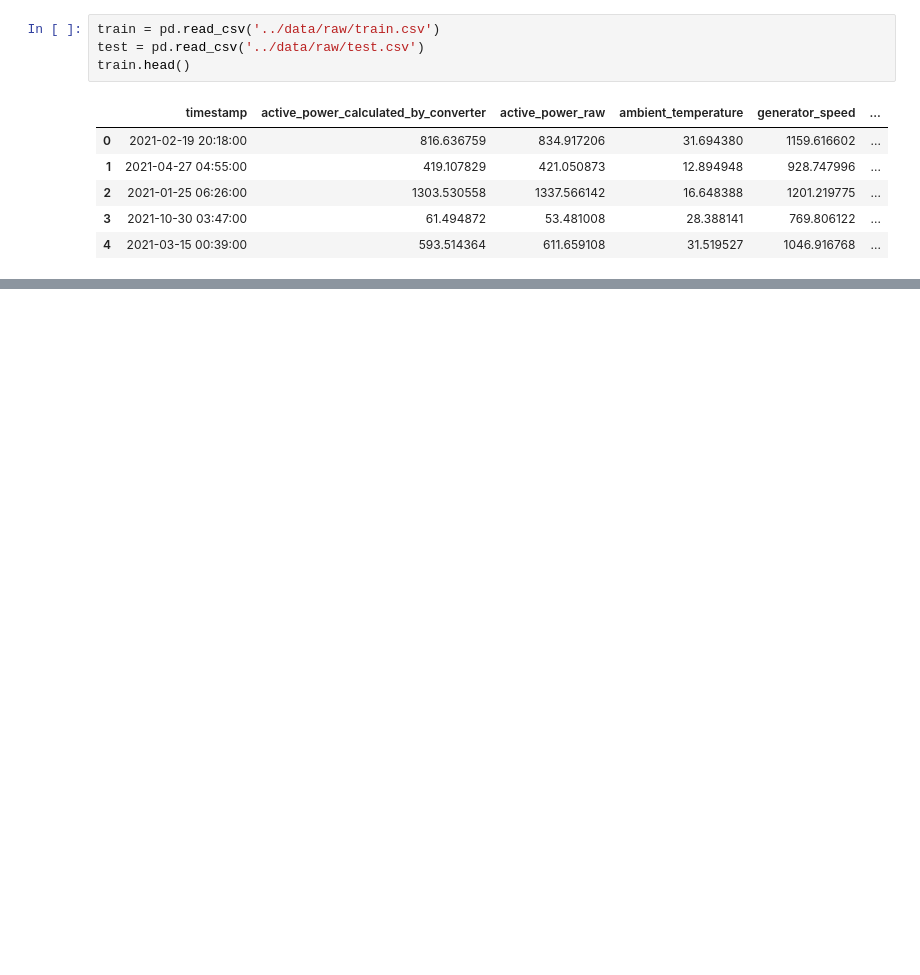
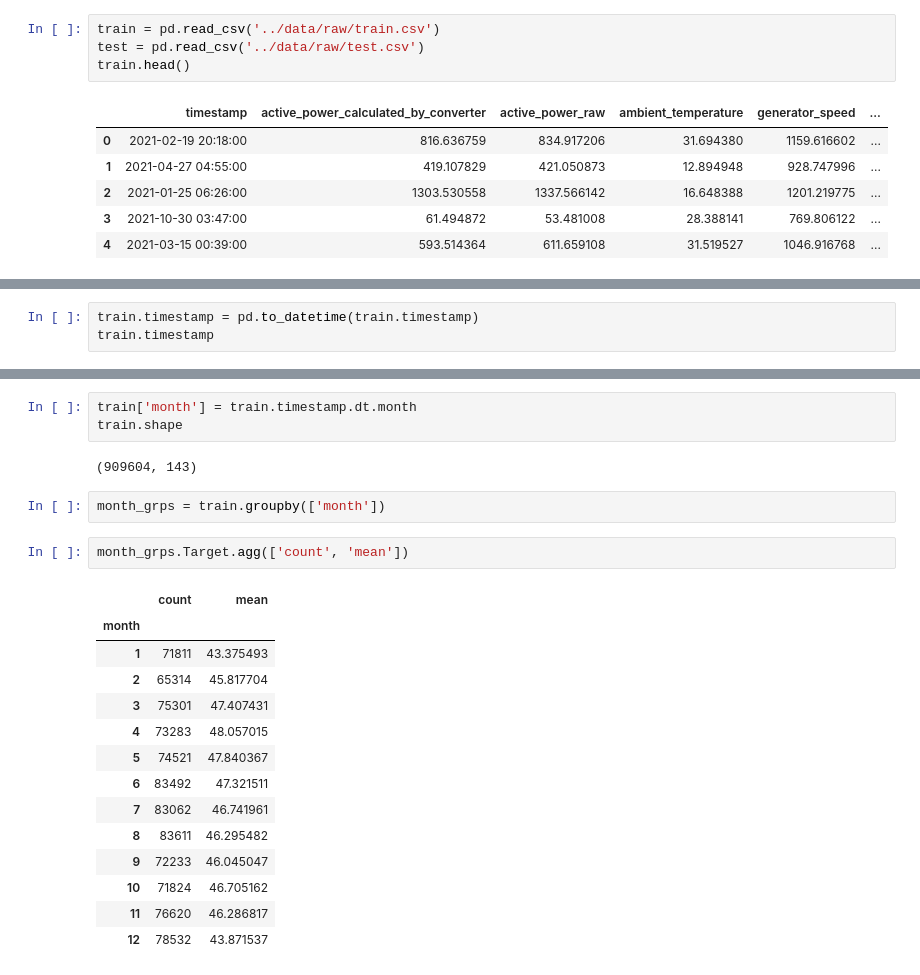
Before and after one commit to k-loki/re_new-machinehack, a Jupyter notebook: notebooks/eda.ipynb, the cells around one changed output, grey strips where cells are left out. Saved outputs shown, nothing was run; the diff lists cells and outputs as text; blank space fills up the shorter version.

```diff
--- a/notebooks/eda.ipynb
+++ b/notebooks/eda.ipynb
@@ -86,0 +176,3 @@ sns.kdeplot(np.exp(x[:, 0]))
+# %%
+train.timestamp = pd.to_datetime(train.timestamp)
+train.timestamp
@@ -86,0 +192,24 @@ sns.kdeplot(np.exp(x[:, 0]))
+# %%
+train['month'] = train.timestamp.dt.month
+train.shape
+# %% [output]
+(909604, 143)
+# %%
+month_grps = train.groupby(['month'])
+# %%
+month_grps.Target.agg(['count', 'mean'])
+# %% [output]
+|  | count | mean |
+| month |  |  |
+| 1 | 71811 | 43.375493 |
+| 2 | 65314 | 45.817704 |
+| 3 | 75301 | 47.407431 |
+| 4 | 73283 | 48.057015 |
+| 5 | 74521 | 47.840367 |
+| 6 | 83492 | 47.321511 |
+| 7 | 83062 | 46.741961 |
+| 8 | 83611 | 46.295482 |
+| 9 | 72233 | 46.045047 |
+| 10 | 71824 | 46.705162 |
+| 11 | 76620 | 46.286817 |
+| 12 | 78532 | 43.871537 |
```
Also changed, not shown: parts of 33 cells of this notebook.
